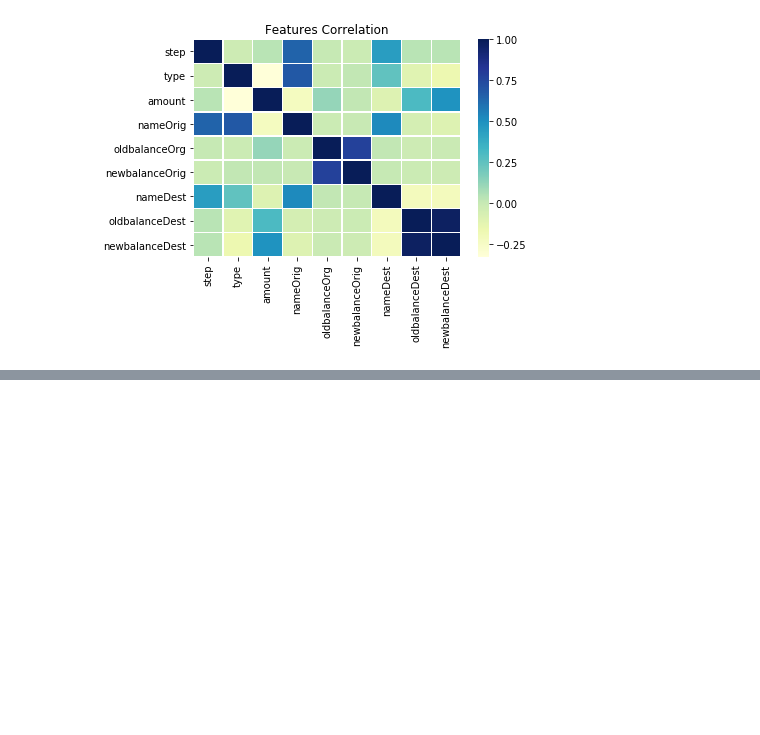
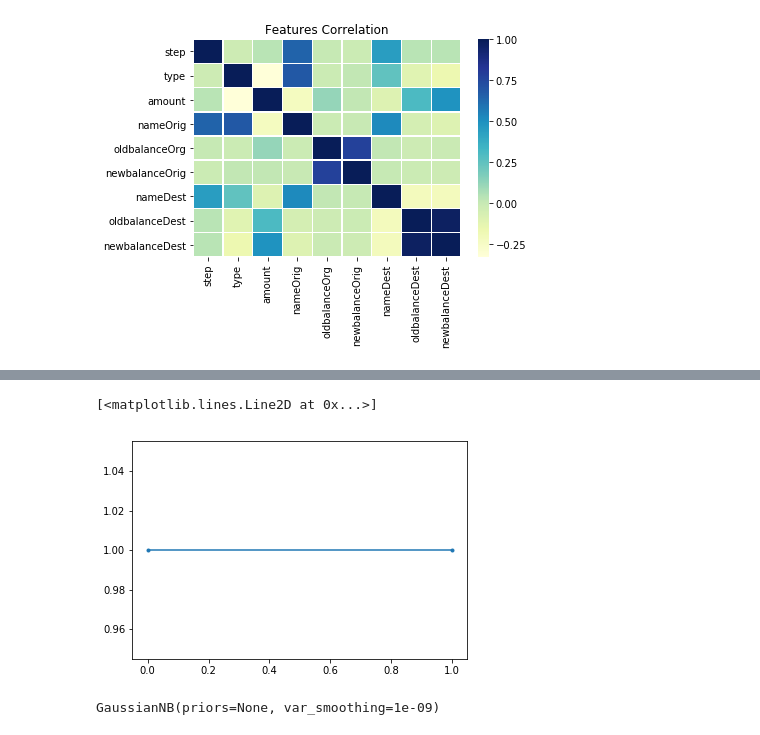
Before and after one commit to ajain0395/fraud-detection, a Jupyter notebook: Code/sml_project.ipynb, the cells around one changed output, grey strips where cells are left out. Saved outputs shown, nothing was run; the diff lists cells and outputs as text; code cells hidden in the pictures; blank space fills up the shorter version.

```diff
--- a/Code/sml_project.ipynb
+++ b/Code/sml_project.ipynb
@@ -288,3 +282,9 @@ seab.heatmap(corr,linewidths=0.4,linecolor='white',annot=False,cmap ="YlGnBu",)
 # %% [output]
 <matplotlib.axes._subplots.AxesSubplot at 0x...>
 [figure]
+# %%
+from sklearn import metrics
+probabiloties = clf.predict_proba(np.array(train_labels).astype(int))
+mett=metrics.classification_report(np.array(train_labels.isFraud).astype(int),y)
+print mett
+p,r,t = metrics.precision_recall_curve(probas_pred=probabiloties[:,0],y_true=np.array(train_labels.isFraud).astype(int))
@@ -290,0 +300,5 @@ seab.heatmap(corr,linewidths=0.4,linecolor='white',annot=False,cmap ="YlGnBu",)
+# %%
+plt.plot(r, p, marker='.')
+# %% [output]
+[<matplotlib.lines.Line2D at 0x...>]
+[figure, added]
@@ -290,0 +313,6 @@ seab.heatmap(corr,linewidths=0.4,linecolor='white',annot=False,cmap ="YlGnBu",)
+# %%
+# clf = SVC(gamma='auto')
+clf = GaussianNB()
+clf.fit(trainX,trainY)
+# %% [output]
+GaussianNB(priors=None, var_smoothing=1e-09)
```
Also changed, not shown: parts of 8 cells of this notebook, 8 other files.
